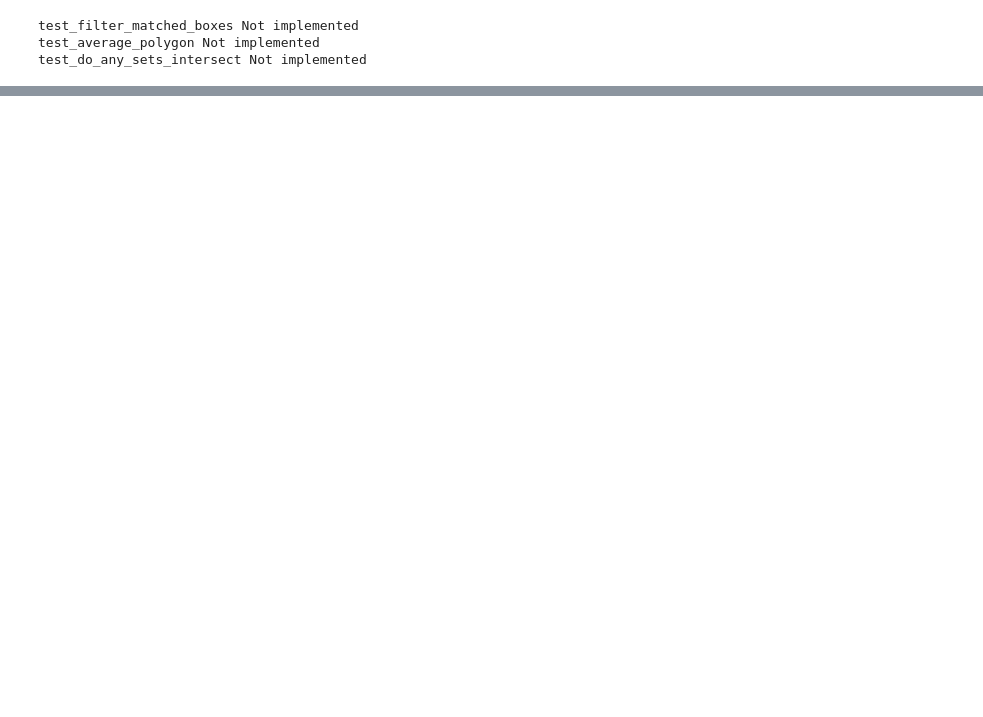
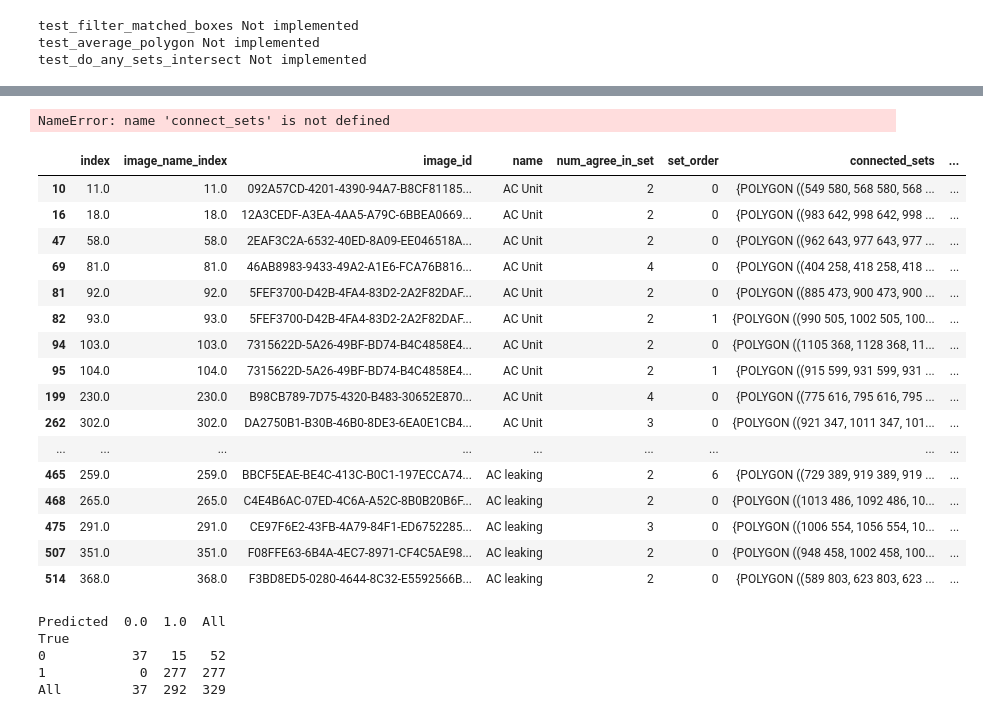
Before and after one commit to kerlinjr/satana, a Jupyter notebook: notebooks/ac_object_detection.ipynb, the cells around one changed output, grey strips where cells are left out. Saved outputs shown, nothing was run; the diff lists cells and outputs as text; code cells hidden in the pictures; blank space fills up the shorter version.

```diff
--- a/notebooks/ac_object_detection.ipynb
+++ b/notebooks/ac_object_detection.ipynb
@@ -328,6 +493,14 @@ test_do_any_sets_intersect()
 test_filter_matched_boxes Not implemented
 test_average_polygon Not implemented
 test_do_any_sets_intersect Not implemented
+# %%
+params = {}
+#params['category_index_column'] = "present1hot"
+params['category_labels'] = ['No', 'Yes']
+params['images_folder'] = '../data/images/ac_150'
+params["data_labels_path"] = '../data/labels/ac_150_labels_jess_notes.csv'
+
+prime_labels = load_ac_data_spreadsheet(params)
 # %%
 # Load in the data labels
 annotation_path = '../data/labels/Export v2 project - AC Unit Evaluation Test - 7_3_2024.ndjson'
@@ -362,0 +609,55 @@ First average polygon :POLYGON ((843 577, 867 577, 867 613, 843 613, 843 577))
+# %%
+worker_has_polygon = df[['image_id', 'name', 'worker']].drop_duplicates()
+worker_has_polygon['ind_worker_label'] = int(1)
+worker_has_polygon['cross_join'] = 1
+
+labeler_df = connected_sets.copy(deep = True)
+comp_to_prime = labeler_df.reset_index(drop=False)
+comp_to_prime['labeler_consensus'] = 1
+ac_comp = comp_to_prime[comp_to_prime['name'] == 'AC Unit']
+ac_comp = pd.merge(ac_comp, prime_labels[['image_id','present1hot']], on = ['image_id'], how = 'outer').rename(columns = {'present1hot': 'prime_label'})
+ac_comp['name'] = 'AC Unit'
+#ac_comp['averaged_polygons'] = ac_comp['averaged_polygons'].fillna(0)
+leak_comp = comp_to_prime[comp_to_prime['name'] == 'AC leaking']
+leak_comp = pd.merge(leak_comp, prime_labels[['image_id','leaking1hot']], on = ['image_id'], how = 'outer').rename(columns = {'leaking1hot': 'prime_label'})
+leak_comp['name'] = 'AC leaking'
+#leak_comp['averaged_polygons'] = leak_comp['averaged_polygons'].fillna(0)
+comp_to_prime = pd.concat([ac_comp,leak_comp],axis=0,ignore_index=True)
+comp_to_prime['labeler_consensus'] = comp_to_prime['labeler_consensus'].fillna(0)
+
+comp_to_prime['match'] = (comp_to_prime['prime_label'] == comp_to_prime['labeler_consensus']).astype(int)
+
+comp_to_prime['hit'] = ((comp_to_prime['prime_label'] == 1) & (comp_to_prime['labeler_consensus'] == 1)).astype(int)
+comp_to_prime['correct_rejection'] = ((comp_to_prime['prime_label'] == 0) & (comp_to_prime['labeler_consensus'] == 0)).astype(int)
+comp_to_prime['false_alarm'] = ((comp_to_prime['prime_label'] == 0) & (comp_to_prime['labeler_consensus'] == 1)).astype(int)
+comp_to_prime['miss'] = ((comp_to_prime['prime_label'] == 1) & (comp_to_prime['labeler_consensus'] == 0)).astype(int)
+comp_to_prime['cross_join'] = 1
+
+worker_comp_to_prime = pd.merge(comp_to_prime, worker_has_polygon[['worker','cross_join']].drop_duplicates(), on = ['cross_join'], how = 'outer').fillna(0)
+comp_to_prime = comp_to_prime.drop(columns = ['cross_join']).fillna(0)
+worker_comp_to_prime = worker_comp_to_prime.drop(columns = ['cross_join'])
+worker_has_polygon = worker_has_polygon.drop(columns = ['cross_join'])
+
+worker_comp_to_prime = pd.merge(worker_comp_to_prime, worker_has_polygon, on = ['image_id','name','worker'], how = 'outer').fillna(0)
+# %% [output]
+NameError: name 'connect_sets' is not defined
+# %%
+comp_to_prime[comp_to_prime['match'] != 1]
+# %% [output]
+|  | index | image_name_index | image_id | name | num_agree_in_set | set_order | connected_sets | ... |
+| 10 | 11.0 | 11.0 | 092A57CD-4201-4390-94A7-B8CF81185... | AC Unit | 2 | 0 | {POLYGON ((549 580, 568 580, 568 ... | ... |
+| 16 | 18.0 | 18.0 | 12A3CEDF-A3EA-4AA5-A79C-6BBEA0669... | AC Unit | 2 | 0 | {POLYGON ((983 642, 998 642, 998 ... | ... |
+| 47 | 58.0 | 58.0 | 2EAF3C2A-6532-40ED-8A09-EE046518A... | AC Unit | 2 | 0 | {POLYGON ((962 643, 977 643, 977 ... | ... |
+| 69 | 81.0 | 81.0 | 46AB8983-9433-49A2-A1E6-FCA76B816... | AC Unit | 4 | 0 | {POLYGON ((404 258, 418 258, 418 ... | ... |
+| 81 | 92.0 | 92.0 | 5FEF3700-D42B-4FA4-83D2-2A2F82DAF... | AC Unit | 2 | 0 | {POLYGON ((885 473, 900 473, 900 ... | ... |
+| 82 | 93.0 | 93.0 | 5FEF3700-D42B-4FA4-83D2-2A2F82DAF... | AC Unit | 2 | 1 | {POLYGON ((990 505, 1002 505, 100... | ... |
+| 94 | 103.0 | 103.0 | 7315622D-5A26-49BF-BD74-B4C4858E4... | AC Unit | 2 | 0 | {POLYGON ((1105 368, 1128 368, 11... | ... |
+| 95 | 104.0 | 104.0 | 7315622D-5A26-49BF-BD74-B4C4858E4... | AC Unit | 2 | 1 | {POLYGON ((915 599, 931 599, 931 ... | ... |
+| 199 | 230.0 | 230.0 | B98CB789-7D75-4320-B483-30652E870... | AC Unit | 4 | 0 | {POLYGON ((775 616, 795 616, 795 ... | ... |
+| 262 | 302.0 | 302.0 | DA2750B1-B30B-46B0-8DE3-6EA0E1CB4... | AC Unit | 3 | 0 | {POLYGON ((921 347, 1011 347, 101... | ... |
+| ... | ... | ... | ... | ... | ... | ... | ... | ... |
+| 465 | 259.0 | 259.0 | BBCF5EAE-BE4C-413C-B0C1-197ECCA74... | AC leaking | 2 | 6 | {POLYGON ((729 389, 919 389, 919 ... | ... |
+| 468 | 265.0 | 265.0 | C4E4B6AC-07ED-4C6A-A52C-8B0B20B6F... | AC leaking | 2 | 0 | {POLYGON ((1013 486, 1092 486, 10... | ... |
+| 475 | 291.0 | 291.0 | CE97F6E2-43FB-4A79-84F1-ED6752285... | AC leaking | 3 | 0 | {POLYGON ((1006 554, 1056 554, 10... | ... |
+| 507 | 351.0 | 351.0 | F08FFE63-6B4A-4EC7-8971-CF4C5AE98... | AC leaking | 2 | 0 | {POLYGON ((948 458, 1002 458, 100... | ... |
+| 514 | 368.0 | 368.0 | F3BD8ED5-0280-4644-8C32-E5592566B... | AC leaking | 2 | 0 | {POLYGON ((589 803, 623 803, 623 ... | ... |
@@ -362,0 +670,10 @@ First average polygon :POLYGON ((843 577, 867 577, 867 613, 843 613, 843 577))
+# %%
+confusion_matrix = pd.crosstab(comp_to_prime.loc[(comp_to_prime['name'] == 'AC Unit'),'prime_label'], comp_to_prime['labeler_consensus'], rownames=['True'], colnames=['Predicted'], margins=True)
+
+print(confusion_matrix)
+# %% [output]
+Predicted  0.0  1.0  All
+True
+0           37   15   52
+1            0  277  277
+All         37  292  329
```
Also changed, not shown: parts of 26 cells of this notebook.
